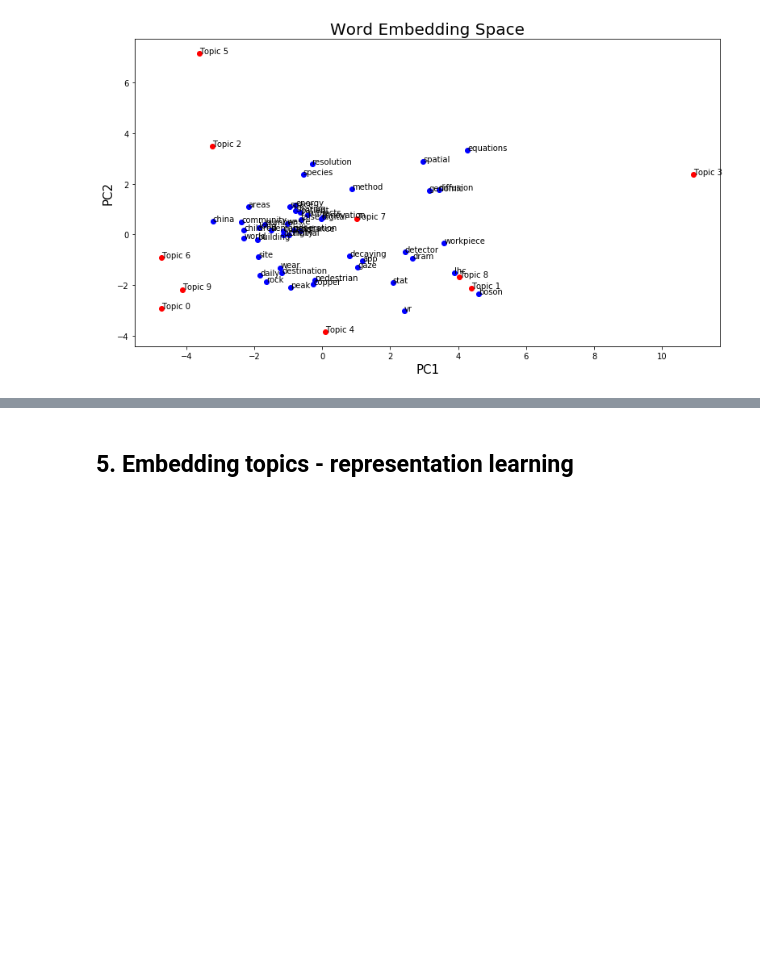
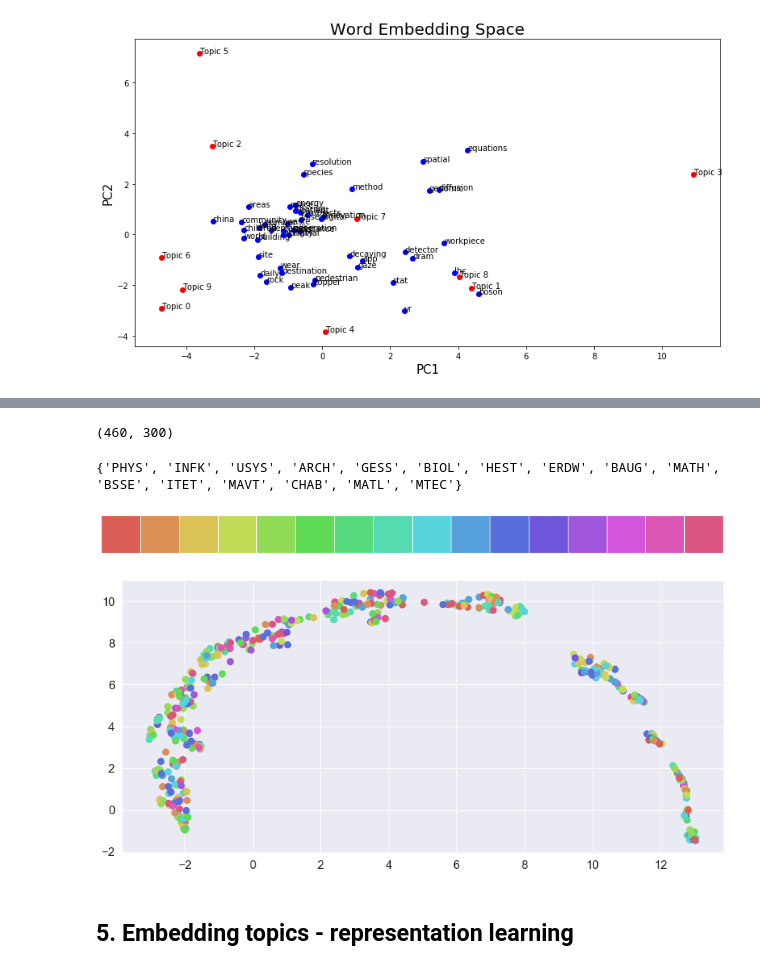
Before and after one commit to GiuliaLanzillotta/ETH_SEARCH, a Jupyter notebook: Embedding LDA.ipynb, the cells around one changed output, grey strips where cells are left out. Cells and saved outputs as stored; diff of their text form; code cells hidden in the pictures; blank space fills up the shorter version.

```diff
--- a/Embedding LDA.ipynb
+++ b/Embedding LDA.ipynb
@@ -522,0 +708,12 @@ for i, word in enumerate(words):
+# %%
+num_dept = max(auths2dept["department_id"]) +1
+# %%
+authors_list_embs = np.asarray(authors_list_embs)
+rows_to_keep = ~np.isnan(authors_list_embs).any(axis=1)
+authors_list_embs = authors_list_embs[rows_to_keep]
+authors_labels = np.asarray(authors_labels)[rows_to_keep]
+authors_labels_ids = np.asarray(authors_labels_ids)[rows_to_keep]
+authors_list = np.asarray(authors_list)[rows_to_keep]
+authors_list_embs.shape
+# %% [output]
+(460, 300)
@@ -523,3 +725,42 @@ for i, word in enumerate(words):
+# %%
+reducer = umap.UMAP()
+auths_projected_umap = reducer.fit_transform(authors_list_embs)
+# %%
+def scatter(x, colors, labels_list, labels=False):
+    # We choose a color palette with seaborn.
+    palette = np.array(sns.color_palette("hls", num_dept))
+
+    # We create a scatter plot.
+    f = plt.figure(figsize=(15, 7))
+    ax = plt.subplot(aspect='equal')
+    sc = ax.scatter(x[:,0], x[:,1], lw=0, s=100,
+                    c=palette[colors.astype(np.int)])
+    ax.axis('on')
+    ax.axis('tight')
+
+    txts = []
+    if labels:
+    # We add the labels for each digit.
+        for i in range(11):
+            # Position of each label.
+            xtext, ytext = np.median(x[colors == i, :], axis=0)
+            txt = ax.text(xtext, ytext, str(labels_list[i]), fontsize=50)
+            txt.set_path_effects([
+                PathEffects.Stroke(linewidth=5, foreground="w"),
+                PathEffects.Normal()])
+            txts.append(txt)
+
+    return f, ax, sc, txts
+# %%
+print(set(authors_labels))
+sns.palplot(np.array(sns.color_palette("hls", num_dept)))
+scatter(auths_projected_umap, authors_labels_ids, authors_labels)
+pass
+#plt.savefig('tsne-generated_18_clust_48_100.png', dpi=120)
+# %% [output]
+{'PHYS', 'INFK', 'USYS', 'ARCH', 'GESS', 'BIOL', 'HEST', 'ERDW', 'BAUG', 'MATH', 'BSSE', 'ITET', 'MAVT', 'CHAB', 'MATL', 'MTEC'}
+[figure, added]
+[figure, added]
 # %% [markdown]
 ## 5. Embedding topics - representation learning
 # %%
```
Also changed, not shown: parts of 26 cells of this notebook.
